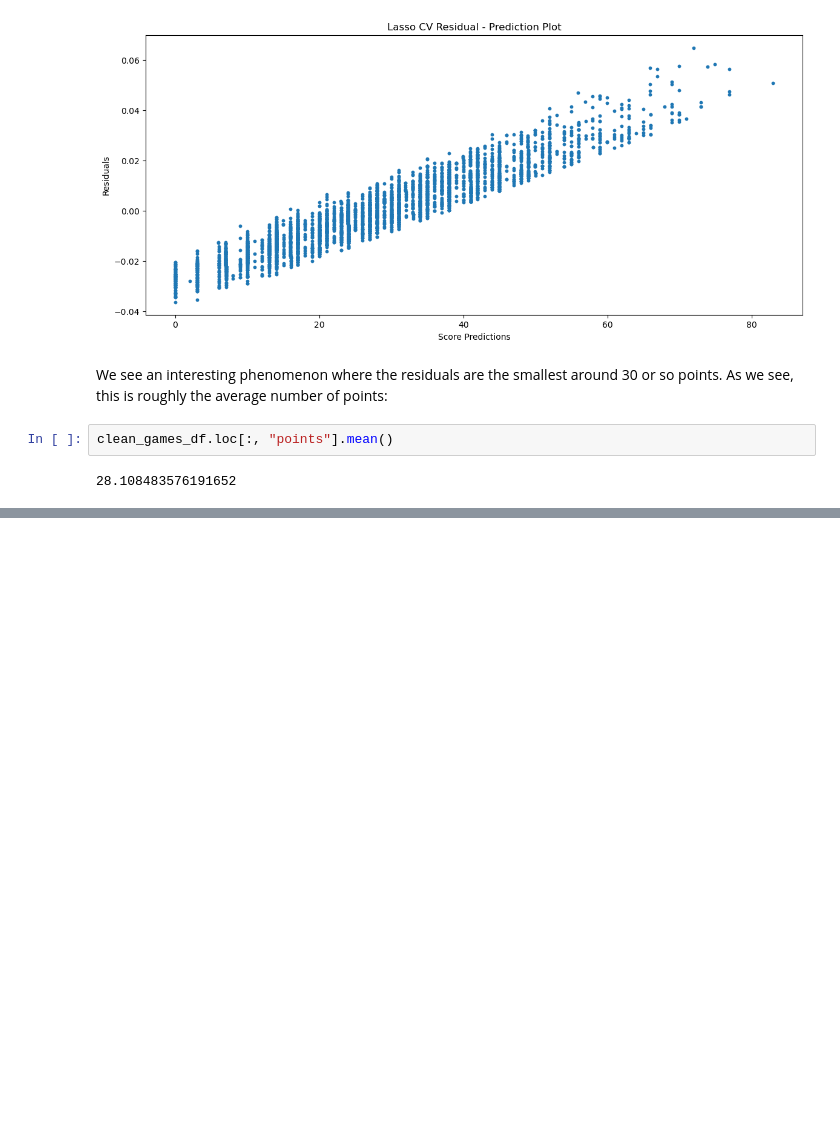
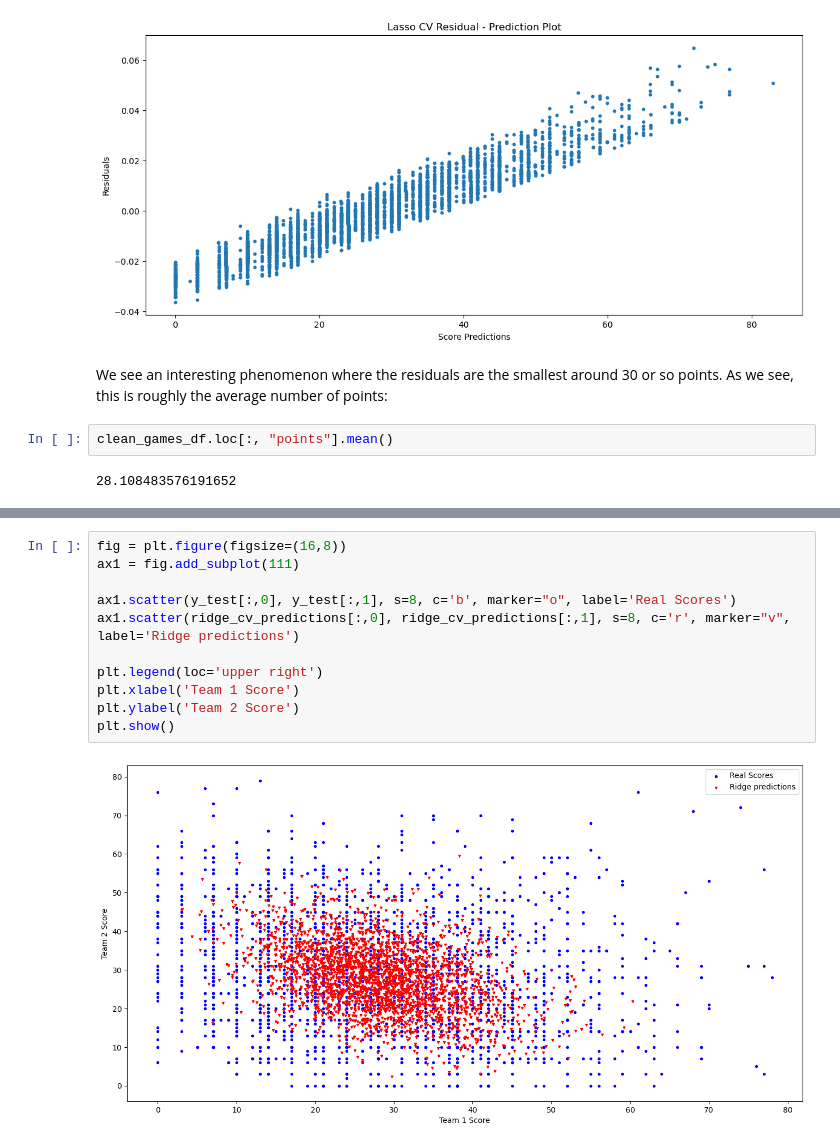
Before and after one commit to JohnVanderhoff/college_football_prediction_project, a Jupyter notebook: Erdos Institue Final Project - College Football Score Prediction/Prediction with Regression Models.ipynb, the cells around one changed output, grey strips where cells are left out. Cells and saved outputs as stored; diff of their text form; blank space fills up the shorter version.

```diff
--- a/Erdos Institue Final Project - College Football Score Prediction/Prediction with Regression Models.ipynb
+++ b/Erdos Institue Final Project - College Football Score Prediction/Prediction with Regression Models.ipynb
@@ -484,0 +673,13 @@ We have generated a model to predict stats from previous games, and we have deve
+# %%
+fig = plt.figure(figsize=(16,8))
+ax1 = fig.add_subplot(111)
+
+ax1.scatter(y_test[:,0], y_test[:,1], s=8, c='b', marker="o", label='Real Scores')
+ax1.scatter(ridge_cv_predictions[:,0], ridge_cv_predictions[:,1], s=8, c='r', marker="v", label='Ridge predictions')
+
+plt.legend(loc='upper right')
+plt.xlabel('Team 1 Score')
+plt.ylabel('Team 2 Score')
+plt.show()
+# %% [output]
+[figure, added]
```
Also changed, not shown: parts of 36 cells of this notebook.
